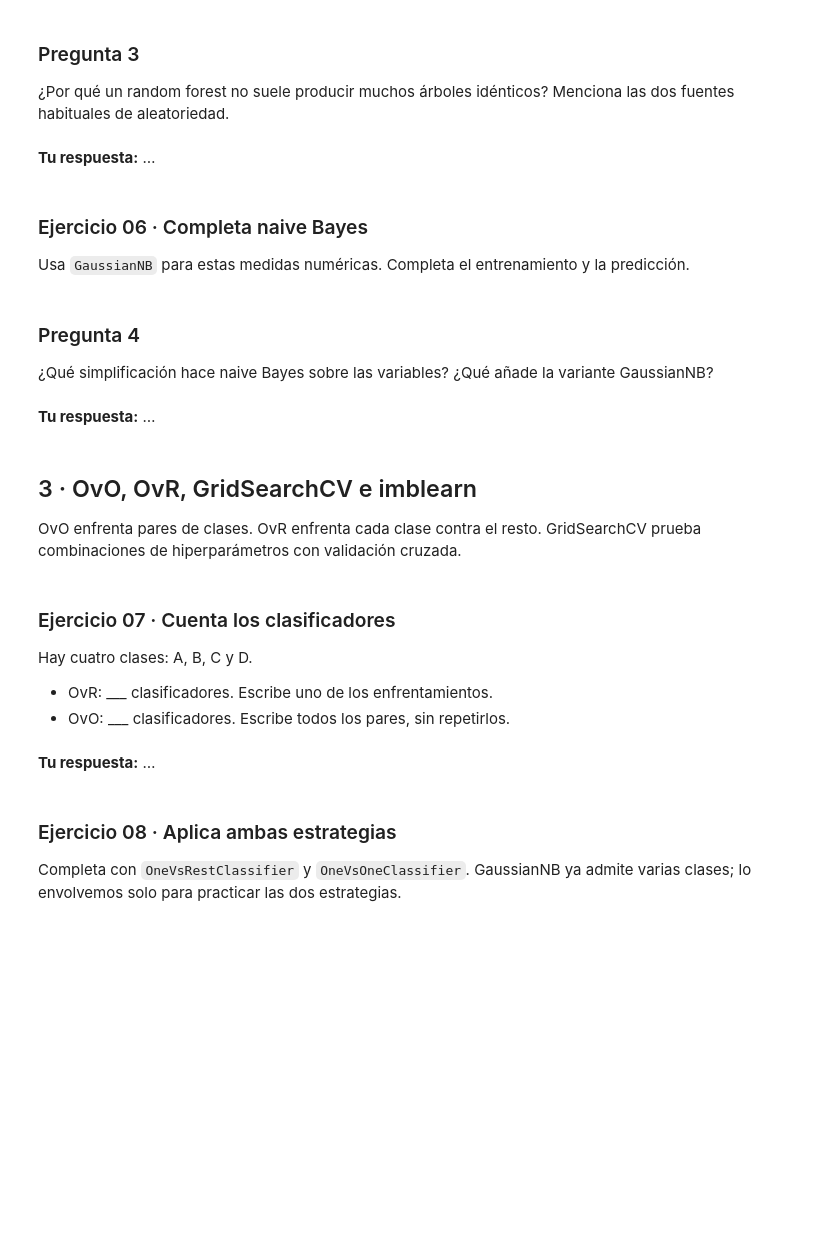
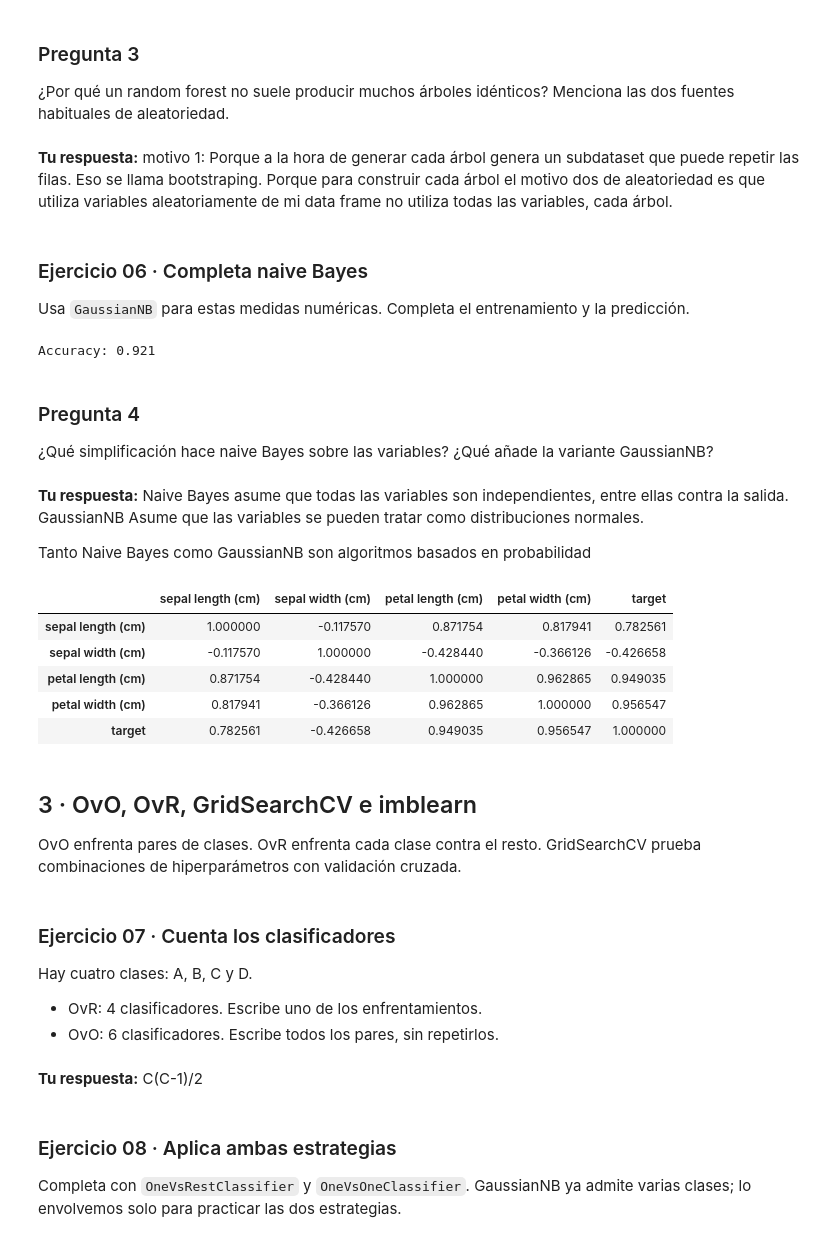
Before and after one commit to BorjaFdz/programacion-ia-alumnos, a Jupyter notebook: 05_Machine_Learning/repaso_clasificacion_regresion/repaso_sin_respuestas.ipynb, the cells around one changed output. Drawn from its saved outputs; the diff is of its cells as text; code cells hidden in the pictures; blank space fills up the shorter version.

```diff
--- a/05_Machine_Learning/repaso_clasificacion_regresion/repaso_sin_respuestas.ipynb
+++ b/05_Machine_Learning/repaso_clasificacion_regresion/repaso_sin_respuestas.ipynb
@@ -123,7 +148,7 @@ print('Accuracy:', round(accuracy_score(yc_test, pred_bosque), 3))
 
 ¿Por qué un random forest no suele producir muchos árboles idénticos? Menciona las dos fuentes habituales de aleatoriedad.
 # %% [markdown]
-**Tu respuesta:** …
+**Tu respuesta:** motivo 1: Porque a la hora de generar cada árbol genera un subdataset que puede repetir las filas. Eso se llama bootstraping. Porque para construir cada árbol el motivo dos de aleatoriedad es que utiliza variables aleatoriamente de mi data frame no utiliza todas las variables, cada árbol.
 # %% [markdown]
 ### Ejercicio 06 · Completa naive Bayes
 
@@ -131,15 +156,28 @@ Usa `GaussianNB` para estas medidas numéricas. Completa el entrenamiento y la p
 # %%
 from sklearn.naive_bayes import GaussianNB
 bayes = GaussianNB()
-bayes.fit(..., ...)
-pred_bayes = bayes.predict(...)
+bayes.fit(Xc_train, yc_train)
+pred_bayes = bayes.predict(Xc_test)
 print('Accuracy:', round(accuracy_score(yc_test, pred_bayes), 3))
+# %% [output]
+Accuracy: 0.921
 # %% [markdown]
 ### Pregunta 4
 
 ¿Qué simplificación hace naive Bayes sobre las variables? ¿Qué añade la variante GaussianNB?
 # %% [markdown]
-**Tu respuesta:** …
+**Tu respuesta:** Naive Bayes asume que todas las variables son independientes, entre ellas contra la salida. GaussianNB Asume que las variables se pueden tratar como distribuciones normales.
+
+Tanto Naive Bayes como GaussianNB son algoritmos basados en probabilidad
+# %%
+flores.corr()
+# %% [output]
+|  | sepal length (cm) | sepal width (cm) | petal length (cm) | petal width (cm) | target |
+| sepal length (cm) | 1.000000 | -0.117570 | 0.871754 | 0.817941 | 0.782561 |
+| sepal width (cm) | -0.117570 | 1.000000 | -0.428440 | -0.366126 | -0.426658 |
+| petal length (cm) | 0.871754 | -0.428440 | 1.000000 | 0.962865 | 0.949035 |
+| petal width (cm) | 0.817941 | -0.366126 | 0.962865 | 1.000000 | 0.956547 |
+| target | 0.782561 | -0.426658 | 0.949035 | 0.956547 | 1.000000 |
 # %% [markdown]
 ## 3 · OvO, OvR, GridSearchCV e imblearn
 
@@ -150,10 +188,10 @@ GridSearchCV prueba combinaciones de hiperparámetros con validación cruzada.
 
 Hay cuatro clases: A, B, C y D.
 
-- OvR: ___ clasificadores. Escribe uno de los enfrentamientos.
-- OvO: ___ clasificadores. Escribe todos los pares, sin repetirlos.
+- OvR: 4 clasificadores. Escribe uno de los enfrentamientos.
+- OvO: 6 clasificadores. Escribe todos los pares, sin repetirlos.
 # %% [markdown]
-**Tu respuesta:** …
+**Tu respuesta:** C(C-1)/2
 # %% [markdown]
 ### Ejercicio 08 · Aplica ambas estrategias
 
```
Also changed, not shown: parts of 23 cells of this notebook, 1 other file.
